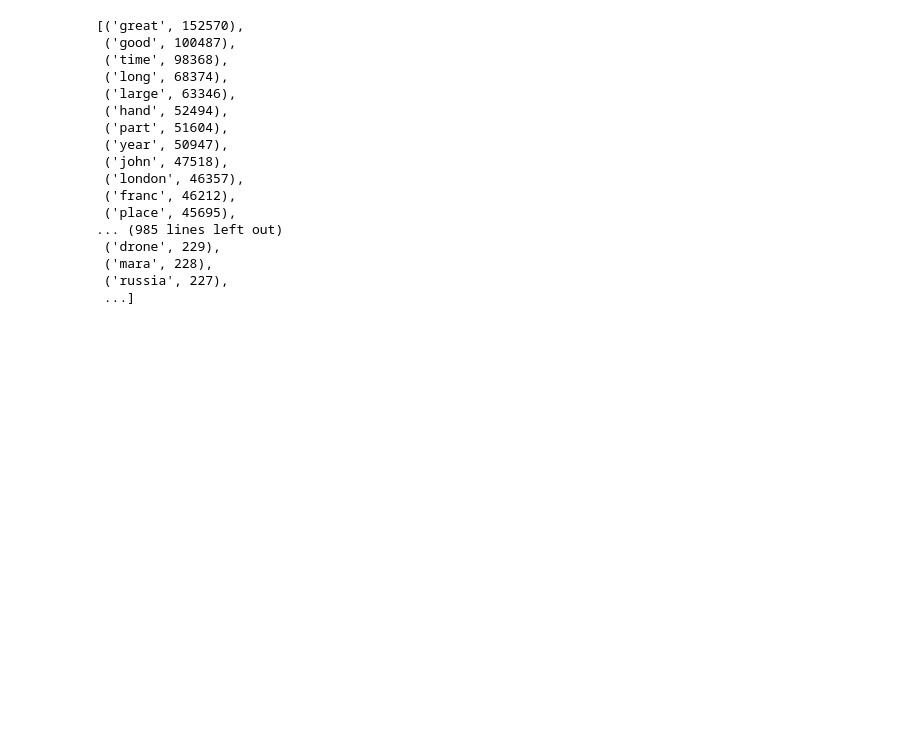
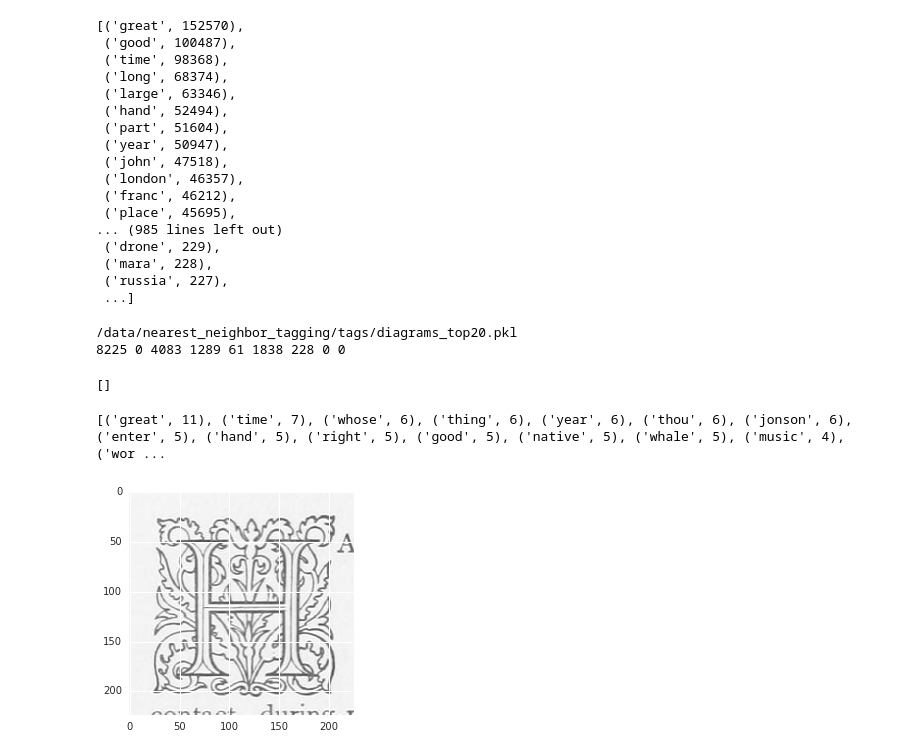
Before and after one commit to ludazhao/SherlockNet, a Jupyter notebook: scripts/filter_final_tags.ipynb, the cells around one changed output. Saved outputs shown, nothing was run; the diff lists cells and outputs as text; code cells hidden in the pictures; blank space fills up the shorter version.

```diff
--- a/scripts/filter_final_tags.ipynb
+++ b/scripts/filter_final_tags.ipynb
@@ -320,3 +344,21 @@ all_stems_ct.most_common()
  ('mara', 228),
  ('russia', 227),
  ...]
+# %%
+old_new, tags = get_new_stems("/data/nearest_neighbor_tagging/tags/diagrams_top20.pkl")
+# %% [output]
+/data/nearest_neighbor_tagging/tags/diagrams_top20.pkl
+8225 0 4083 1289 61 1838 228 0 0
+# %%
+br.suggest("vanishing-point")
+# %% [output]
+[]
+# %%
+x = np.random.choice(tags.keys())
+print tags[x]
+# %% [output]
+[('great', 11), ('time', 7), ('whose', 6), ('thing', 6), ('year', 6), ('thou', 6), ('jonson', 6), ('enter', 5), ('hand', 5), ('right', 5), ('good', 5), ('native', 5), ('whale', 5), ('music', 4), ('wor ...
+# %%
+si(x)
+# %% [output]
+[figure, added]
```
Also changed, not shown: parts of 12 cells of this notebook, 5 other files.
